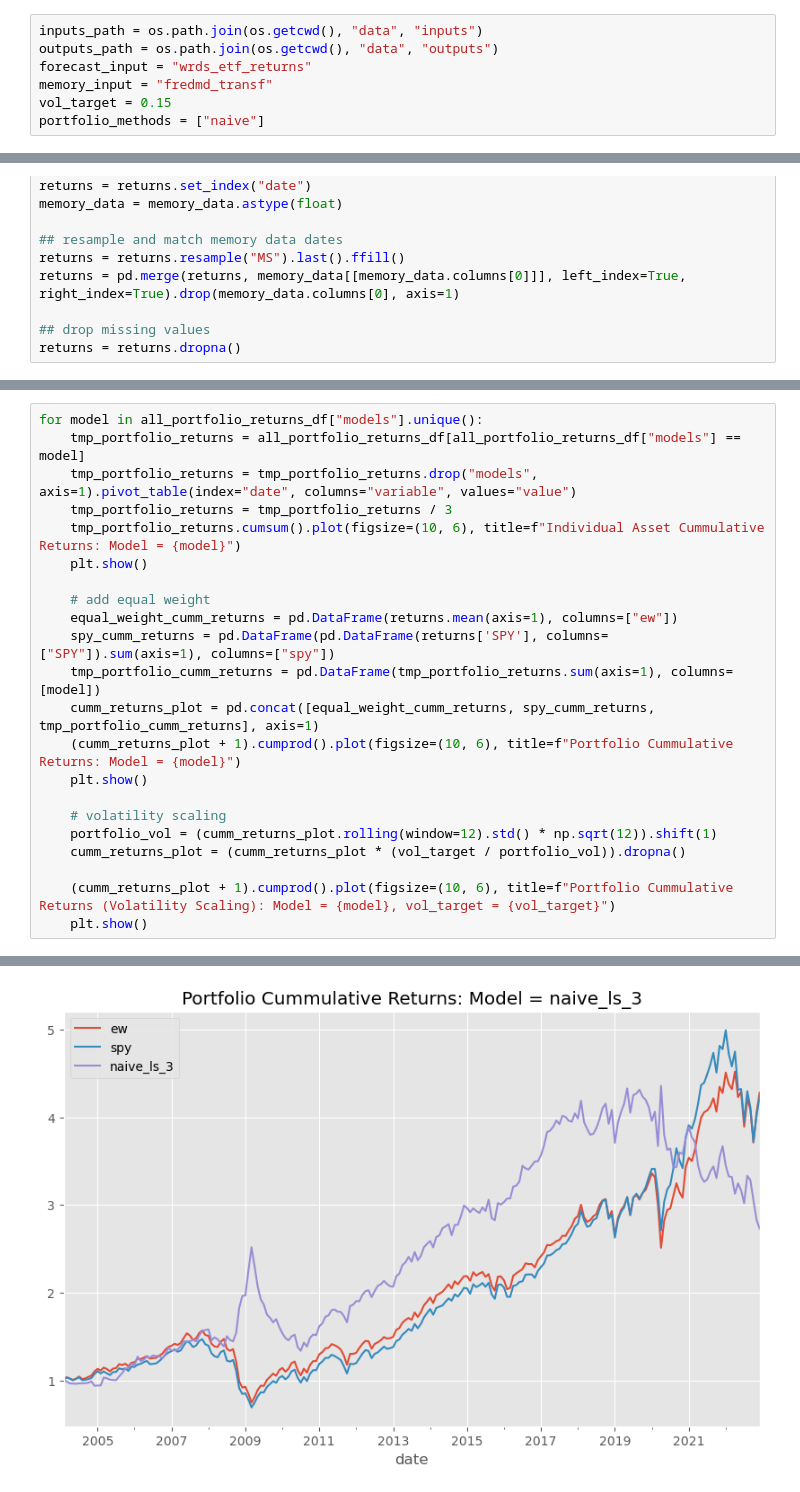
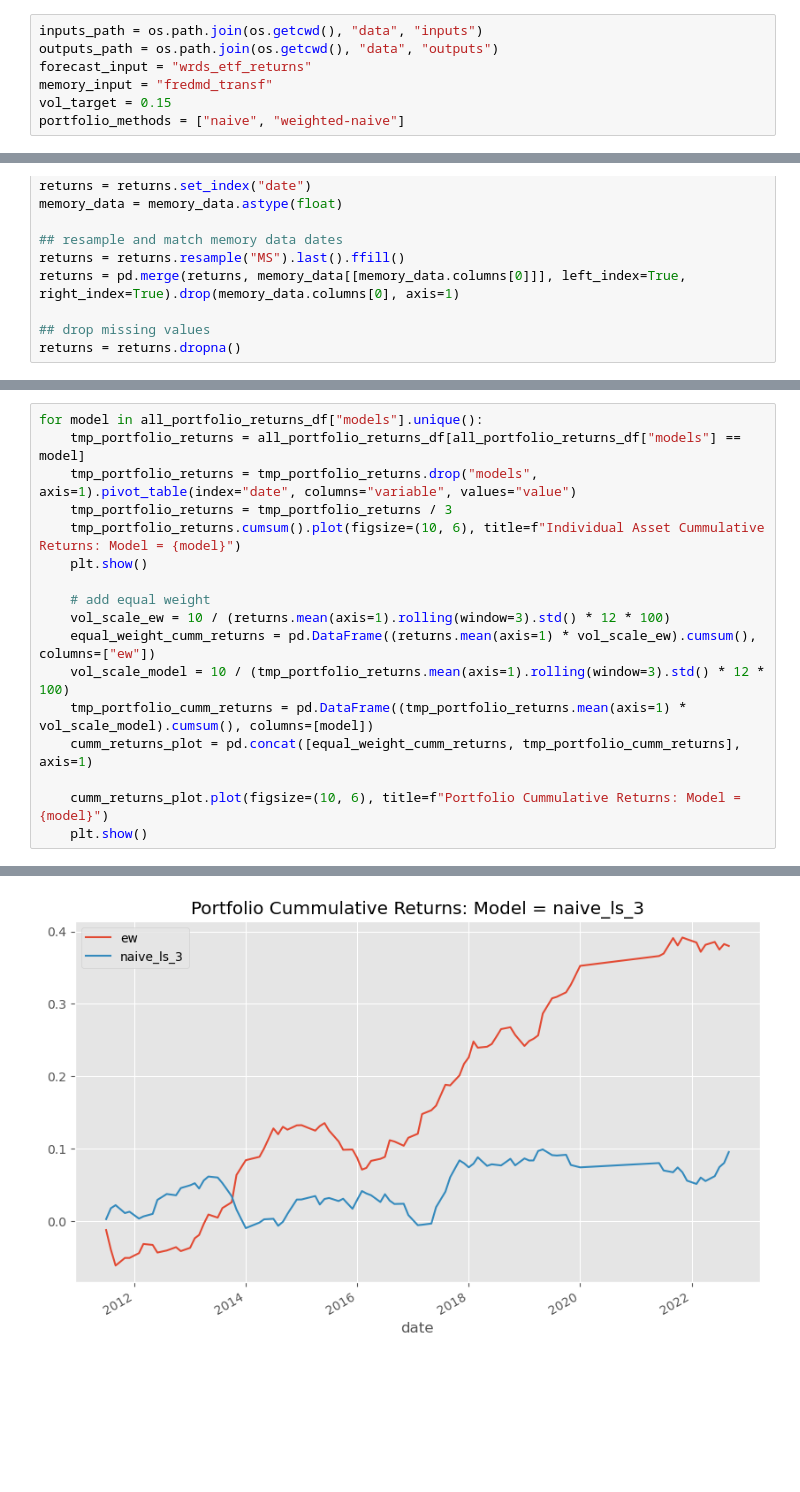
Before and after one commit to dcuoliveira/meta-learning-fin, a Jupyter notebook: src/portfolio_results.ipynb, the cells around one changed output, grey strips where cells are left out. Saved outputs shown, nothing was run; the diff lists cells and outputs as text; blank space fills up the shorter version.

Commit message:
update portfolio

```diff
--- a/src/portfolio_results.ipynb
+++ b/src/portfolio_results.ipynb
@@ -15,7 +15,7 @@ outputs_path = os.path.join(os.getcwd(), "data", "outputs")
 forecast_input = "wrds_etf_returns"
 memory_input = "fredmd_transf"
 vol_target = 0.15
-portfolio_methods = ["naive"]
+portfolio_methods = ["naive", "weighted-naive"]
 # %%
 # load memory data and preprocess
 memory_data = pd.read_csv(os.path.join(inputs_path, f'{memory_input}.csv'))
@@ -95,26 +105,21 @@ results_lo_3.pkl
 # %%
 for model in all_portfolio_returns_df["models"].unique():
     tmp_portfolio_returns = all_portfolio_returns_df[all_portfolio_returns_df["models"] == model]
     tmp_portfolio_returns = tmp_portfolio_returns.drop("models", axis=1).pivot_table(index="date", columns="variable", values="value")
     tmp_portfolio_returns = tmp_portfolio_returns / 3
     tmp_portfolio_returns.cumsum().plot(figsize=(10, 6), title=f"Individual Asset Cummulative Returns: Model = {model}")
     plt.show()
 
     # add equal weight
-    equal_weight_cumm_returns = pd.DataFrame(returns.mean(axis=1), columns=["ew"])
-    spy_cumm_returns = pd.DataFrame(pd.DataFrame(returns['SPY'], columns=["SPY"]).sum(axis=1), columns=["spy"])
-    tmp_portfolio_cumm_returns = pd.DataFrame(tmp_portfolio_returns.sum(axis=1), columns=[model])
-    cumm_returns_plot = pd.concat([equal_weight_cumm_returns, spy_cumm_returns, tmp_portfolio_cumm_returns], axis=1)
-    (cumm_returns_plot + 1).cumprod().plot(figsize=(10, 6), title=f"Portfolio Cummulative Returns: Model = {model}")
+    vol_scale_ew = 10 / (returns.mean(axis=1).rolling(window=3).std() * 12 * 100)
+    equal_weight_cumm_returns = pd.DataFrame((returns.mean(axis=1) * vol_scale_ew).cumsum(), columns=["ew"])
+    vol_scale_model = 10 / (tmp_portfolio_returns.mean(axis=1).rolling(window=3).std() * 12 * 100)
+    tmp_portfolio_cumm_returns = pd.DataFrame((tmp_portfolio_returns.mean(axis=1) * vol_scale_model).cumsum(), columns=[model])
+    cumm_returns_plot = pd.concat([equal_weight_cumm_returns, tmp_portfolio_cumm_returns], axis=1)
+
+    cumm_returns_plot.plot(figsize=(10, 6), title=f"Portfolio Cummulative Returns: Model = {model}")
     plt.show()
-
-    # volatility scaling
-    portfolio_vol = (cumm_returns_plot.rolling(window=12).std() * np.sqrt(12)).shift(1)
-    cumm_returns_plot = (cumm_returns_plot * (vol_target / portfolio_vol)).dropna()
-
-    (cumm_returns_plot + 1).cumprod().plot(figsize=(10, 6), title=f"Portfolio Cummulative Returns (Volatility Scaling): Model = {model}, vol_target = {vol_target}")
-    plt.show()
 # %% [output]
 [figure]
-[figure, old version]
+[figure, new version]
 [figure]
```
Also changed, not shown: parts of 5 cells of this notebook.
